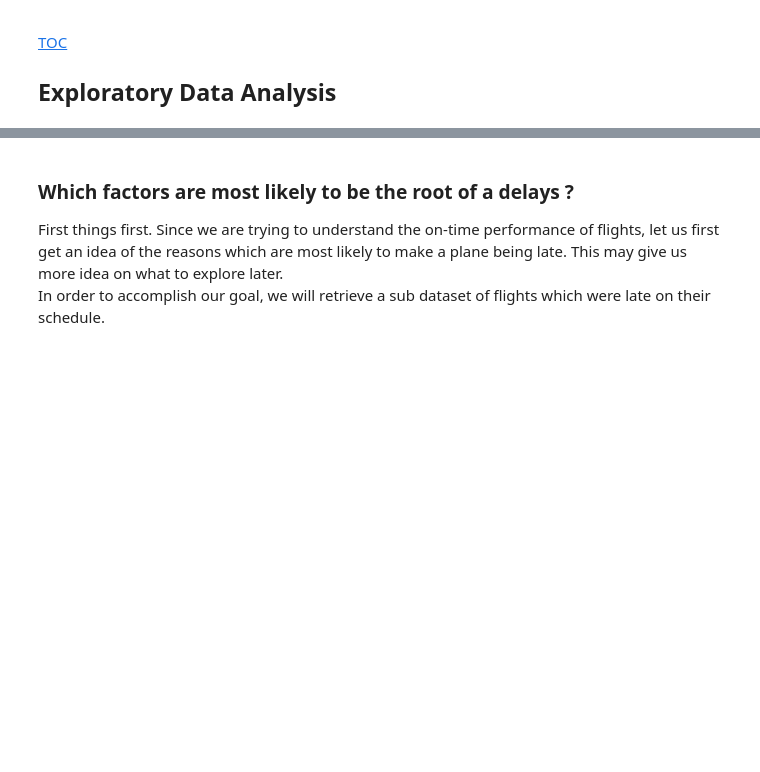
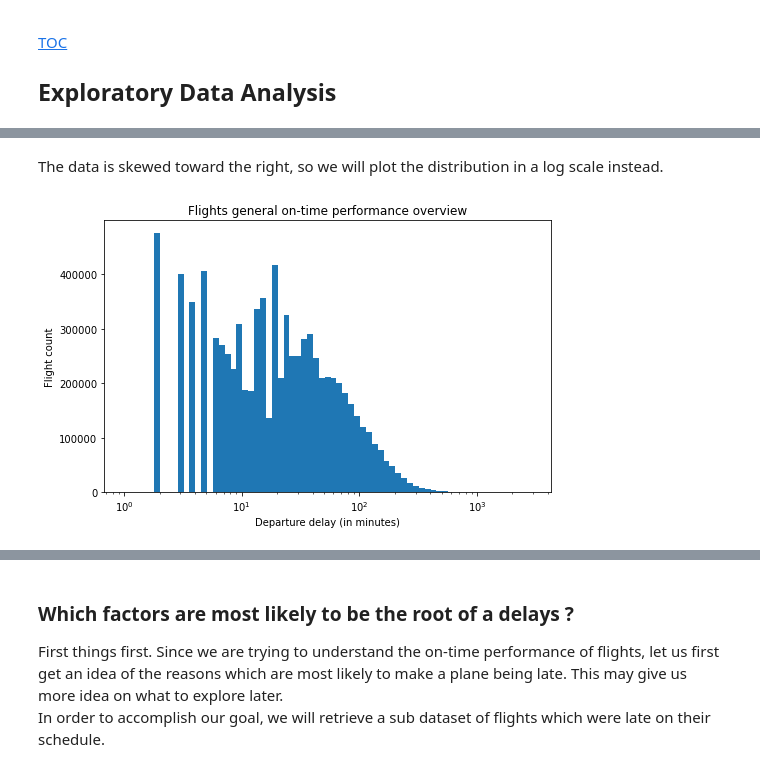
Before and after one commit to patricetg/udacity-data-analyst-project3, a Jupyter notebook: Part_I_exploration.ipynb, the cells around one changed output, grey strips where cells are left out. Drawn from its saved outputs; the diff is of its cells as text; code cells hidden in the pictures; blank space fills up the shorter version.

```diff
--- a/Part_I_exploration.ipynb
+++ b/Part_I_exploration.ipynb
@@ -615,0 +703,22 @@ flight_df.head(3).T
+# %% [markdown]
+The data is skewed toward the right, so we will plot the distribution in a log scale instead.
+# %%
+# Plot in the log scale
+
+binsize = 0.05 # bin size of 30min
+
+min_ = 0.005 #-1.2e3 +100
+max_ = np.log10(flight_df["DepDelay"].max())+ binsize # np.log10(200) # #200
+
+bins = 10**np.arange(min_, max_, binsize)
+
+plt.figure(figsize=[8,5])
+plt.hist(data=flight_df, x="DepDelay", bins=bins)
+
+plt.xscale("log")
+
+plt.xlabel("Departure delay (in minutes)")
+plt.ylabel("Flight count")
+plt.title("Flights general on-time performance overview");
+# %% [output]
+[figure, added]
```
Also changed, not shown: parts of 46 cells of this notebook.
